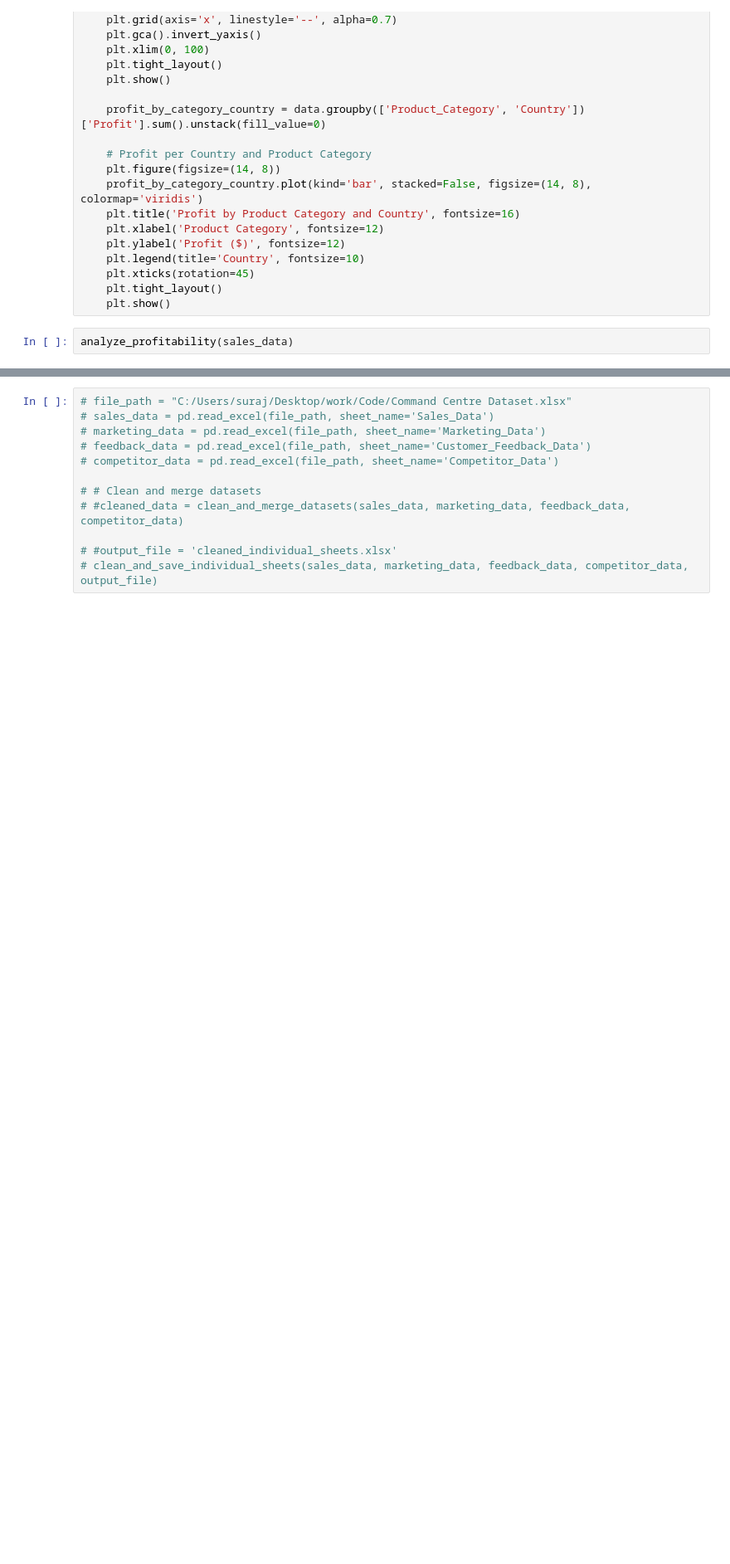
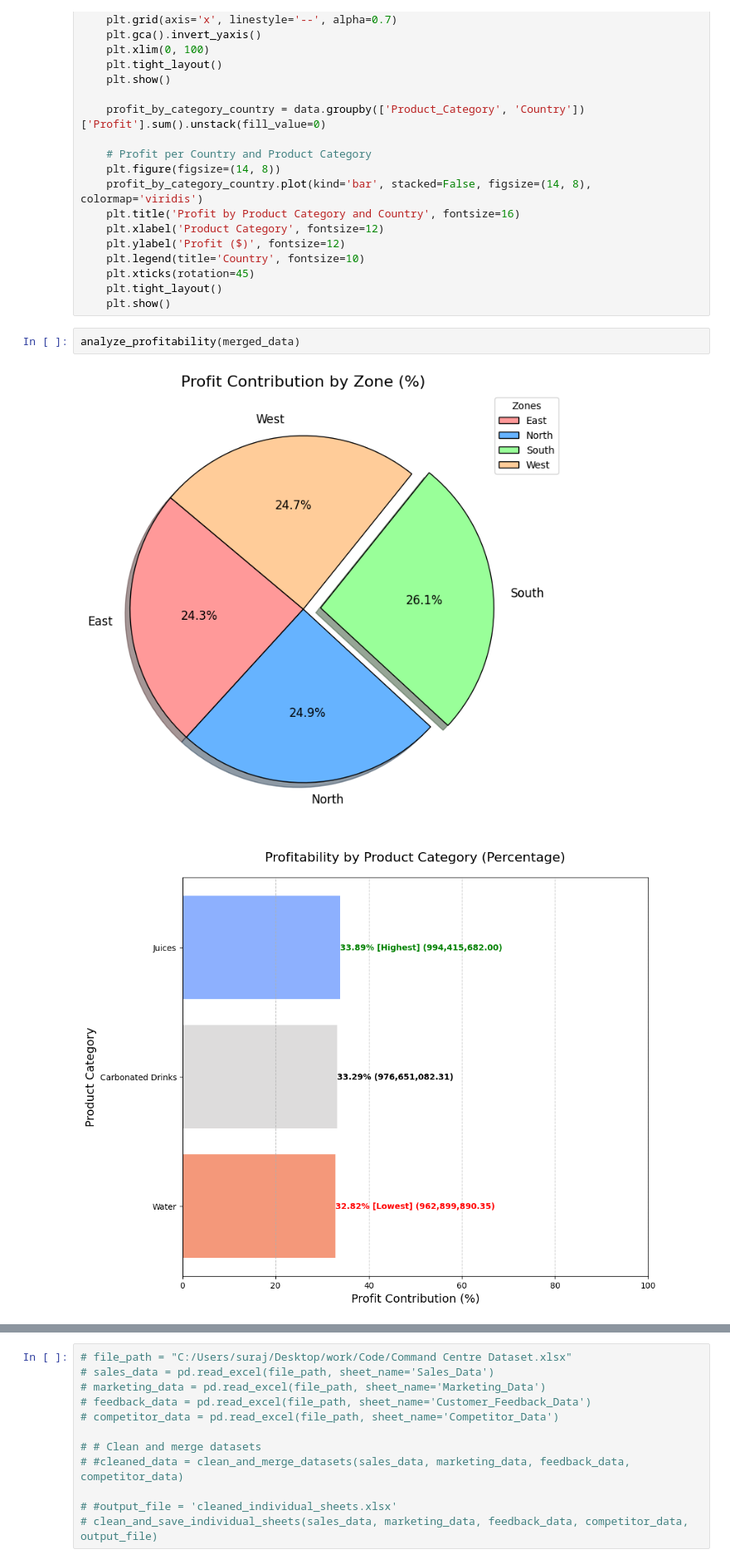
Before and after one commit to surajsajwan00/AB-InBev-Case-Study, a Jupyter notebook: myWork.ipynb, the cells around one changed output, grey strips where cells are left out. Shown at 83% size. Drawn from its saved outputs; the diff is of its cells as text; blank space fills up the shorter version.

```diff
--- a/myWork.ipynb
+++ b/myWork.ipynb
@@ -147,4 +168,7 @@ def analyze_profitability(data):
     plt.tight_layout()
     plt.show()
 # %%
-analyze_profitability(sales_data)
+analyze_profitability(merged_data)
+# %% [output]
+[figure, added]
+[figure, added]
```
Also changed, not shown: parts of 15 cells of this notebook, 6 other files.
